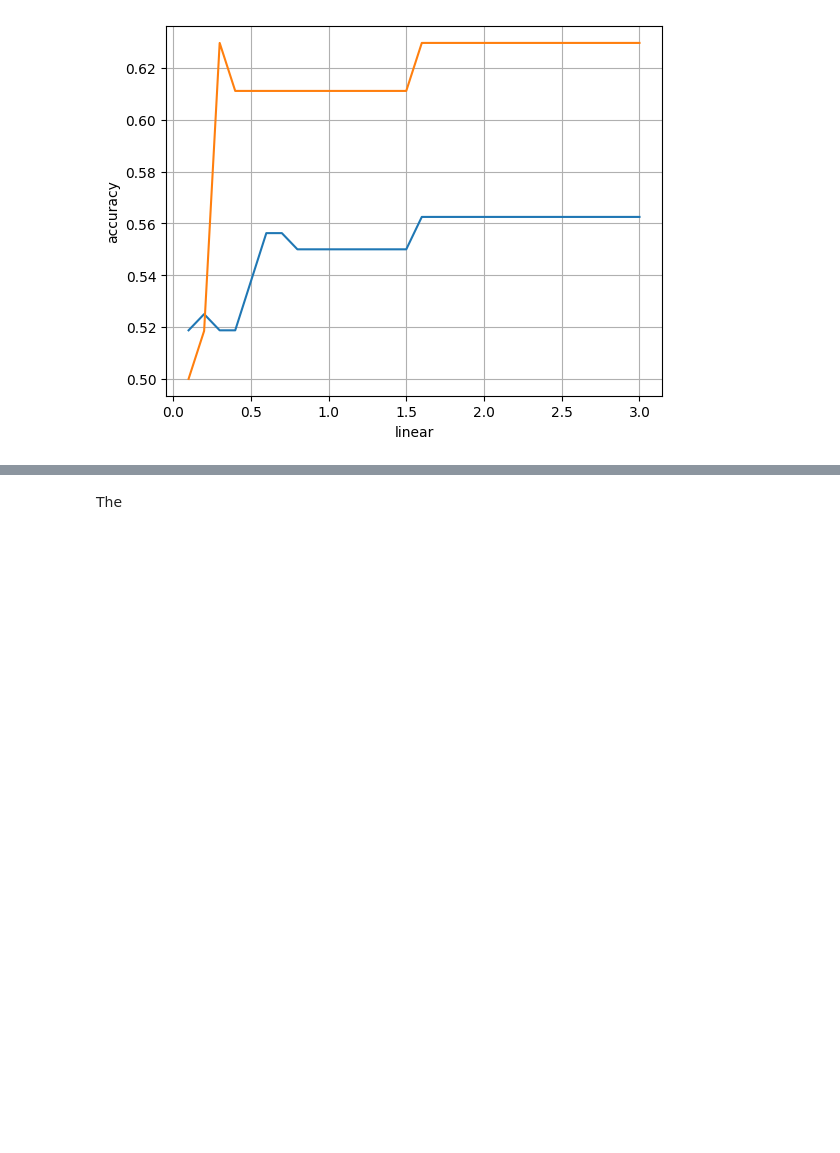
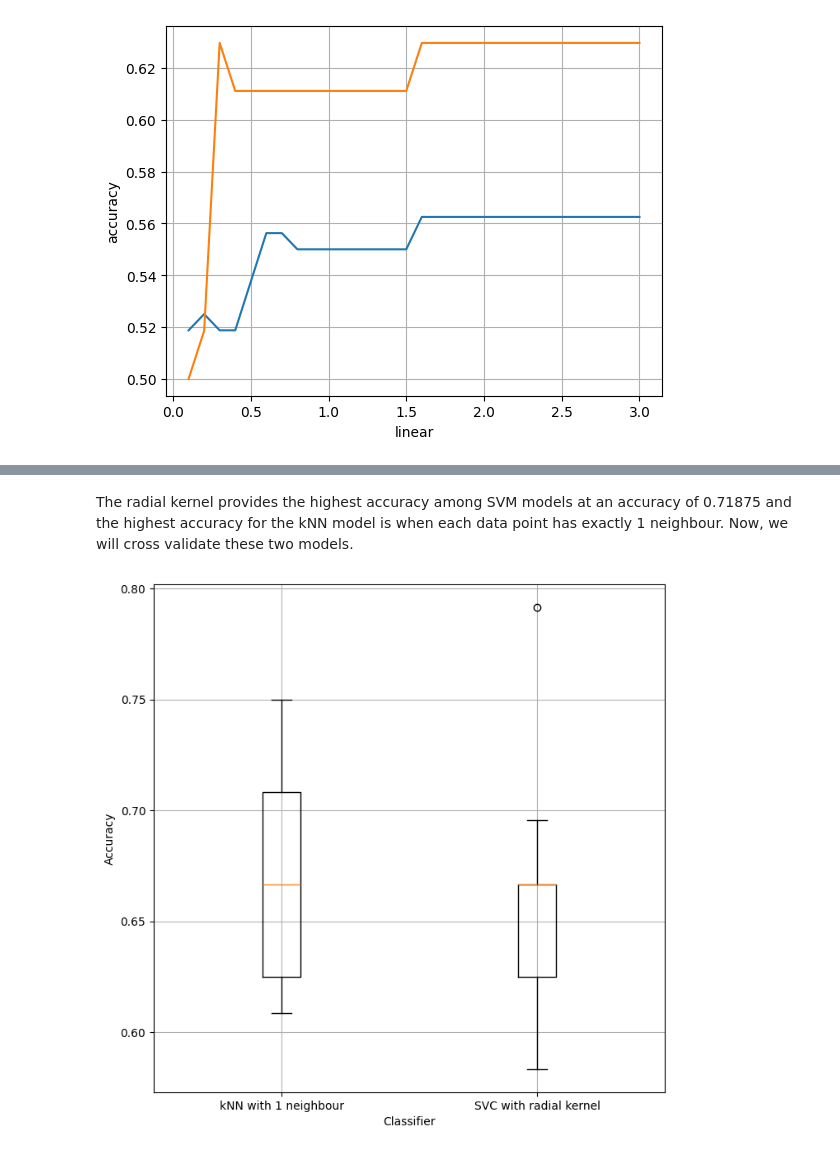
Before and after one commit to MichaelHooper36/COMP2002---Machine-Learning-and-Optimisation, a Jupyter notebook: Source Code/COMP2002Assessment.ipynb, the cells around one changed output, grey strips where cells are left out. Drawn from its saved outputs; the diff is of its cells as text; code cells hidden in the pictures; blank space fills up the shorter version.

```diff
--- a/Source Code/COMP2002Assessment.ipynb
+++ b/Source Code/COMP2002Assessment.ipynb
@@ -210,2 +228,21 @@ plt.show()
-# %% [markdown]
-The
+# %% [markdown]
+The radial kernel provides the highest accuracy among SVM models at an accuracy of 0.71875 and the highest accuracy for the kNN model is when each data point has exactly 1 neighbour.
+Now, we will cross validate these two models.
+# %%
+knn_scores = cross_val_score(KNeighborsClassifier(n_neighbors=1), scaled_inputs, targets, cv=9)
+svc_scores = cross_val_score(SVC(kernel='rbf', gamma='auto', C=2.5), scaled_inputs, targets, cv=9)
+
+data_frame = pandas.DataFrame({
+    'kNN accuracy': knn_scores,
+    'SVC accuracy': svc_scores
+})
+
+plt.figure(figsize=(8, 8))
+plt.grid()
+plt.xlabel('Classifier')
+plt.ylabel('Accuracy')
+plt.boxplot(data_frame)
+plt.xticks ([1, 2], ['kNN with 1 neighbour', 'SVC with radial kernel'])
+plt.show()
+# %% [output]
+[figure, added]
```
Also changed, not shown: parts of 6 cells of this notebook.
